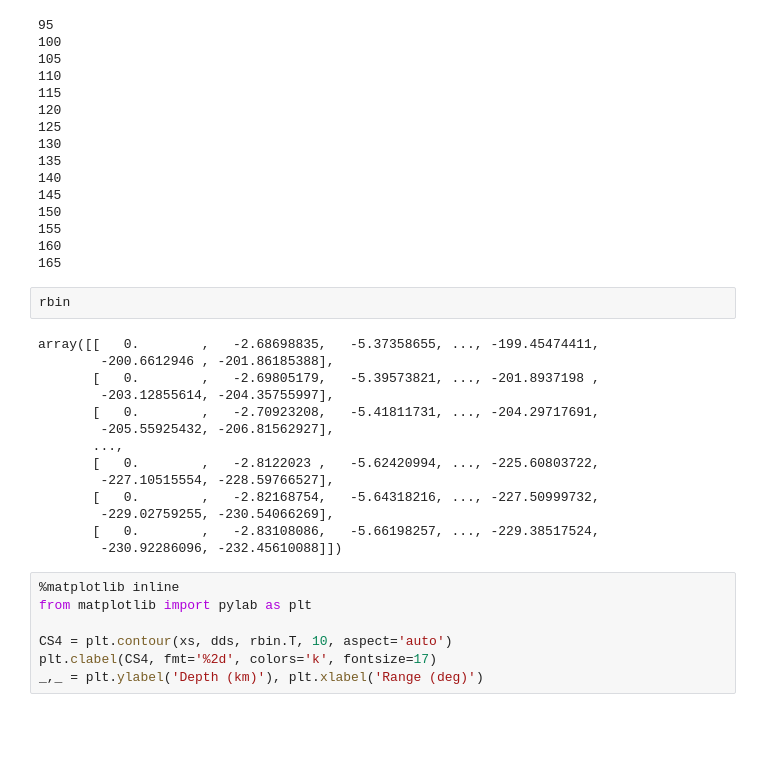
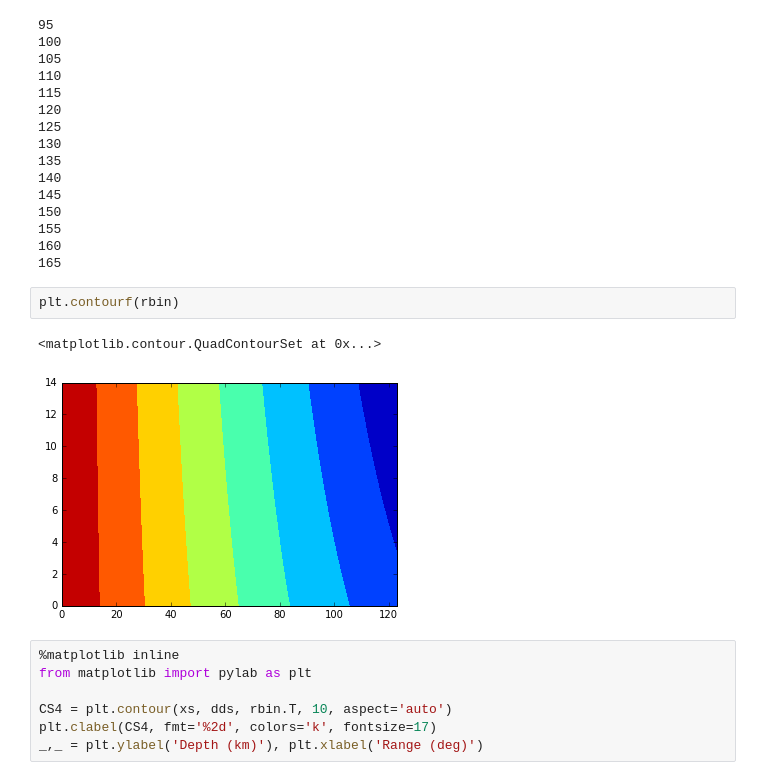
Before and after one commit to nmancinelli/ss-precursors, a Jupyter notebook: ss_precursors/Migrator.ipynb, the cells around one changed output. Saved outputs shown, nothing was run; the diff lists cells and outputs as text; blank space fills up the shorter version.

```diff
--- a/ss_precursors/Migrator.ipynb
+++ b/ss_precursors/Migrator.ipynb
@@ -36,22 +36,11 @@ for ii,xdist in enumerate(xs):
 155
 160
 165
-# %%
-rbin
-# %% [output]
-array([[   0.        ,   -2.68698835,   -5.37358655, ..., -199.45474411,
-        -200.6612946 , -201.86185388],
-       [   0.        ,   -2.69805179,   -5.39573821, ..., -201.8937198 ,
-        -203.12855614, -204.35755997],
-       [   0.        ,   -2.70923208,   -5.41811731, ..., -204.29717691,
-        -205.55925432, -206.81562927],
-       ...,
-       [   0.        ,   -2.8122023 ,   -5.62420994, ..., -225.60803722,
-        -227.10515554, -228.59766527],
-       [   0.        ,   -2.82168754,   -5.64318216, ..., -227.50999732,
-        -229.02759255, -230.54066269],
-       [   0.        ,   -2.83108086,   -5.66198257, ..., -229.38517524,
-        -230.92286096, -232.45610088]])
+# %%
+plt.contourf(rbin)
+# %% [output]
+<matplotlib.contour.QuadContourSet at 0x...>
+[figure, added]
 # %%
 %matplotlib inline
 from matplotlib import pylab as plt
```
Also changed, not shown: parts of 4 cells of this notebook, 28 other files.
